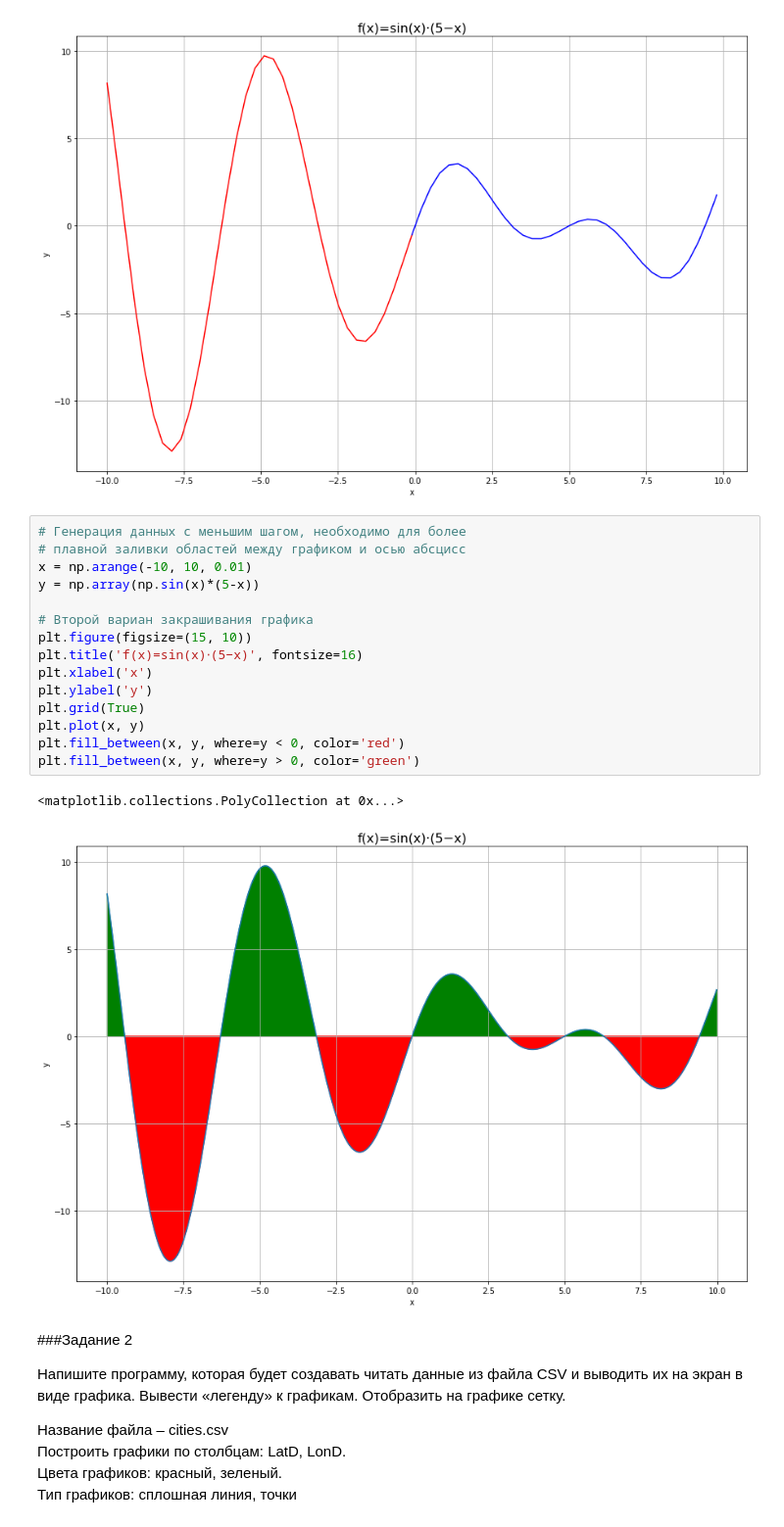
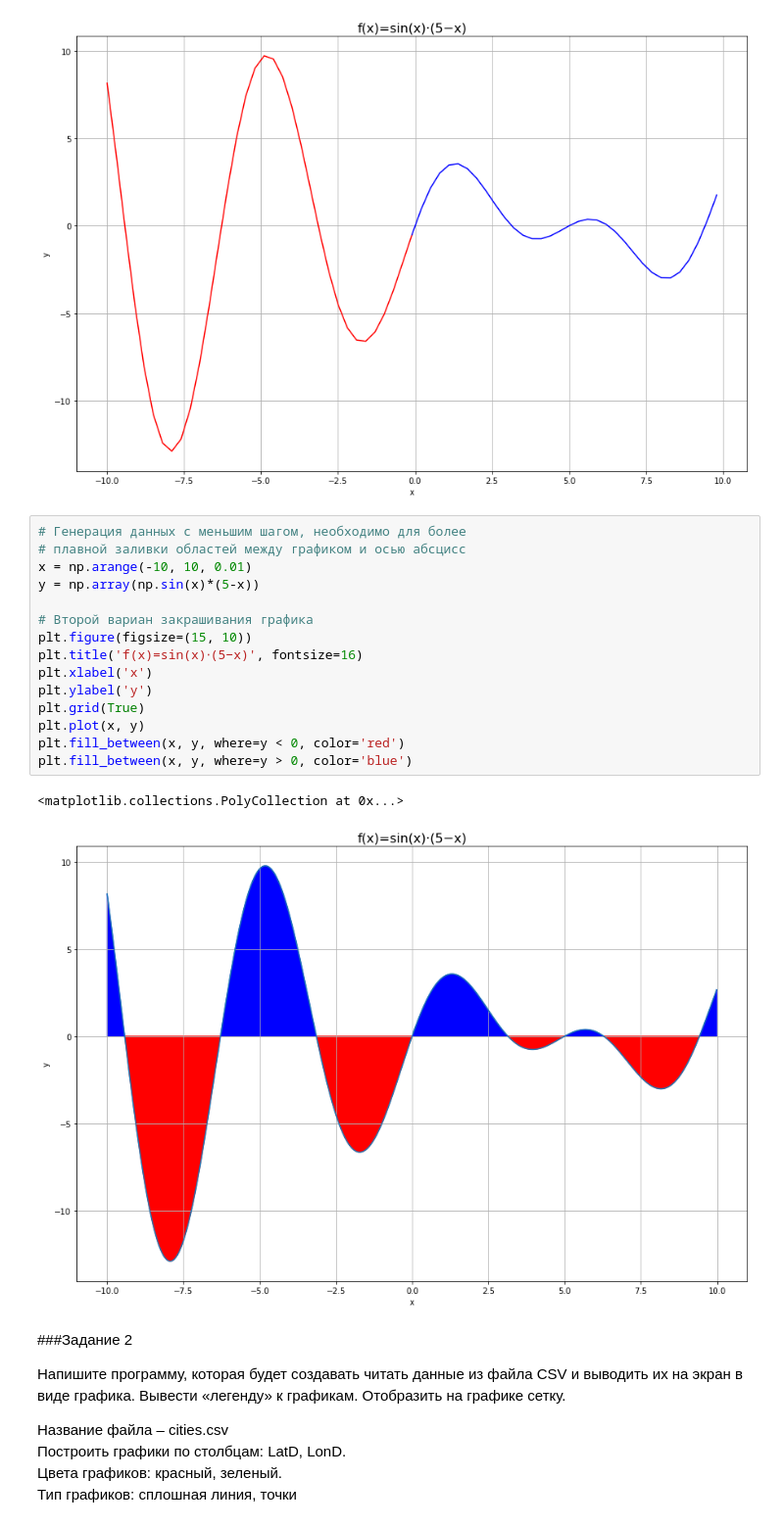
Before and after one commit to Reveur1988/finuniversity, a Jupyter notebook: seminar_3_prokofyev.ipynb, the cells around one changed output. Shown at 98% size. Cells and saved outputs as stored; diff of their text form.

```diff
--- a/seminar_3_prokofyev.ipynb
+++ b/seminar_3_prokofyev.ipynb
@@ -30,21 +30,21 @@ plt.plot(x[33:], y[33:], color='blue')
 # %%
 # Генерация данных с меньшим шагом, необходимо для более
 # плавной заливки областей между графиком и осью абсцисс
 x = np.arange(-10, 10, 0.01)
 y = np.array(np.sin(x)*(5-x))
 
 # Второй вариан закрашивания графика
 plt.figure(figsize=(15, 10))
 plt.title('f(x)=sin(x)⋅(5−x)', fontsize=16)
 plt.xlabel('x')
 plt.ylabel('y')
 plt.grid(True)
 plt.plot(x, y)
 plt.fill_between(x, y, where=y < 0, color='red')
-plt.fill_between(x, y, where=y > 0, color='green')
+plt.fill_between(x, y, where=y > 0, color='blue')
 # %% [output]
 <matplotlib.collections.PolyCollection at 0x...>
-[figure, old version]
+[figure, new version]
 # %% [markdown]
 ###Задание 2
 
```
